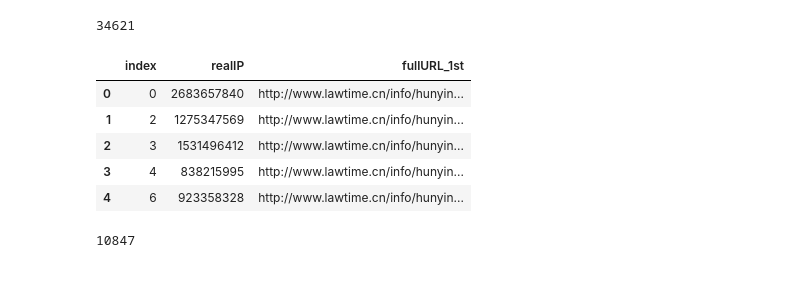
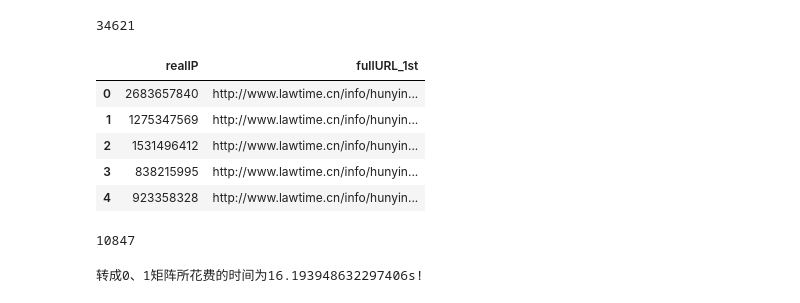
Before and after one commit to longfengpili/Python-Practice-of-Data-Analysis-and-Mining, a Jupyter notebook: chapter12电子商务网站的用户行为分析及服务推荐【物品的协同过滤推荐】.ipynb, the cells around one changed output. Drawn from its saved outputs; the diff is of its cells as text; code cells hidden in the pictures.

```diff
--- a/chapter12电子商务网站的用户行为分析及服务推荐【物品的协同过滤推荐】.ipynb
+++ b/chapter12电子商务网站的用户行为分析及服务推荐【物品的协同过滤推荐】.ipynb
@@ -1304,14 +1304,15 @@ data1.to_sql('hunyinformodel1', engine,if_exists='append')
 # %%
 engine = create_engine('mysql+pymysql://longfengpili:mysql@123456@127.0.0.1:3306/chapter12?charset=utf8')
 data = pd.read_sql('hunyinformodel1', engine)# 数据不是很大，不用分块了
+data = data[['realIP','fullURL_1st']]
 data.head()
 # %% [output]
-|  | index | realIP | fullURL_1st |
-| 0 | 0 | 2683657840 | http://www.lawtime.cn/info/hunyin... |
-| 1 | 2 | 1275347569 | http://www.lawtime.cn/info/hunyin... |
-| 2 | 3 | 1531496412 | http://www.lawtime.cn/info/hunyin... |
-| 3 | 4 | 838215995 | http://www.lawtime.cn/info/hunyin... |
-| 4 | 6 | 923358328 | http://www.lawtime.cn/info/hunyin... |
+|  | realIP | fullURL_1st |
+| 0 | 2683657840 | http://www.lawtime.cn/info/hunyin... |
+| 1 | 1275347569 | http://www.lawtime.cn/info/hunyin... |
+| 2 | 1531496412 | http://www.lawtime.cn/info/hunyin... |
+| 3 | 838215995 | http://www.lawtime.cn/info/hunyin... |
+| 4 | 923358328 | http://www.lawtime.cn/info/hunyin... |
 # %%
 #-----* 1 *-----基于物品的协同过滤推荐
 
@@ -1359,3 +1360,5 @@ D.fillna(0,inplace = True)
 end0 = time.clock()
 usetime0 = end0-start0
 print('转成0、1矩阵所花费的时间为'+ str(usetime0) +'s!')#34.5123141125s!
+# %% [output]
+转成0、1矩阵所花费的时间为16.193948632297406s!
```
Also changed, not shown: parts of 1 cell of this notebook.
